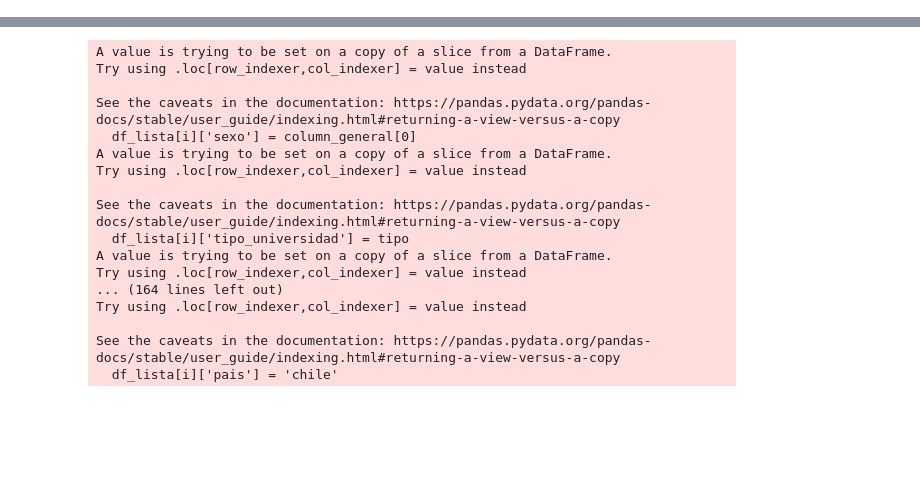
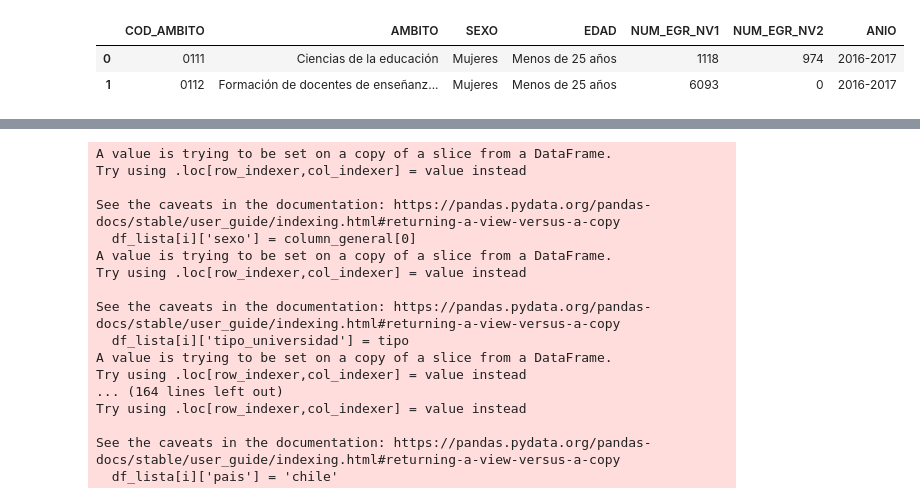
Before and after one commit to jdaguilar/dw-airflow-training, a Jupyter notebook: data/processed/notebooks_test.ipynb, the cells around one changed output, grey strips where cells are left out. Saved outputs shown, nothing was run; the diff lists cells and outputs as text; code cells hidden in the pictures; blank space fills up the shorter version.

```diff
--- a/data/processed/notebooks_test.ipynb
+++ b/data/processed/notebooks_test.ipynb
@@ -71,3 +284,9 @@ def transformation(df):
     return df
 
 df=transformation(df)
+# %%
+df.head(2) #coger id
+# %% [output]
+|  | COD_AMBITO | AMBITO | SEXO | EDAD | NUM_EGR_NV1 | NUM_EGR_NV2 | ANIO |
+| 0 | 0111 | Ciencias de la educación | Mujeres | Menos de 25 años | 1118 | 974 | 2016-2017 |
+| 1 | 0112 | Formación de docentes de enseñanz... | Mujeres | Menos de 25 años | 6093 | 0 | 2016-2017 |
```
Also changed, not shown: parts of 19 cells of this notebook, 11 other files.
